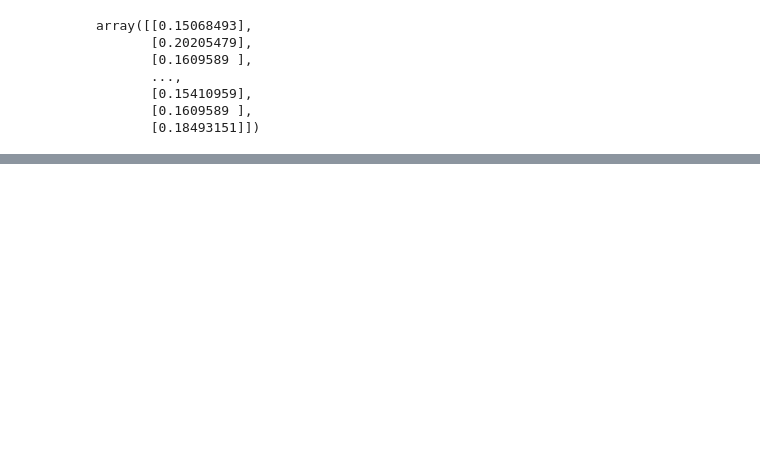
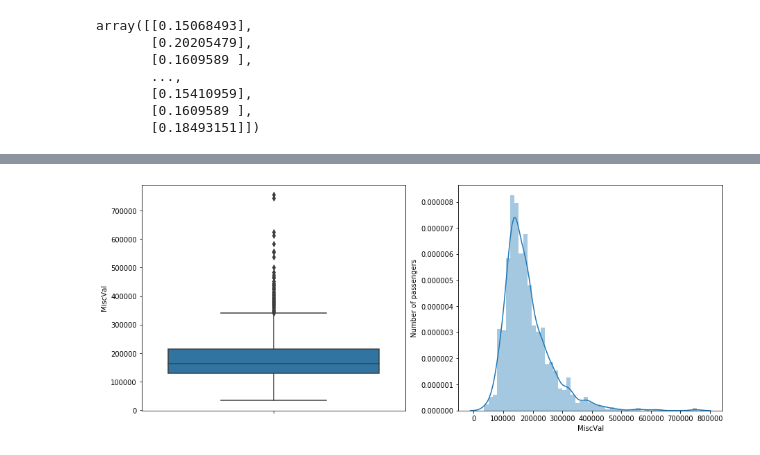
Before and after one commit to roybibek/regression_modeling, a Jupyter notebook: House_Price_Prediction.ipynb, the cells around one changed output, grey strips where cells are left out. Cells and saved outputs as stored; diff of their text form; code cells hidden in the pictures; blank space fills up the shorter version.

```diff
--- a/House_Price_Prediction.ipynb
+++ b/House_Price_Prediction.ipynb
@@ -301,0 +306,4 @@ plot_correlation_map(data)
+# %%
+# find numerical variables
+numerical = [var for var in data.columns if data[var].dtype!='O']
+print('There are {} numerical variables'.format(len(numerical)))
@@ -301,0 +404,17 @@ plot_correlation_map(data)
+# %%
+# let's look at the distribution of the target variable
+
+plt.figure(figsize=(15,6))
+plt.subplot(1, 2, 1)
+fig = sns.boxplot(y=data['SalePrice'])
+fig.set_title('')
+fig.set_ylabel(var)
+
+plt.subplot(1, 2, 2)
+fig = sns.distplot(data['SalePrice'].dropna())#.hist(bins=20)
+fig.set_ylabel('Number of passengers')
+fig.set_xlabel(var)
+
+plt.show()
+# %% [output]
+[figure, added]
```
Also changed, not shown: parts of 16 cells of this notebook.
